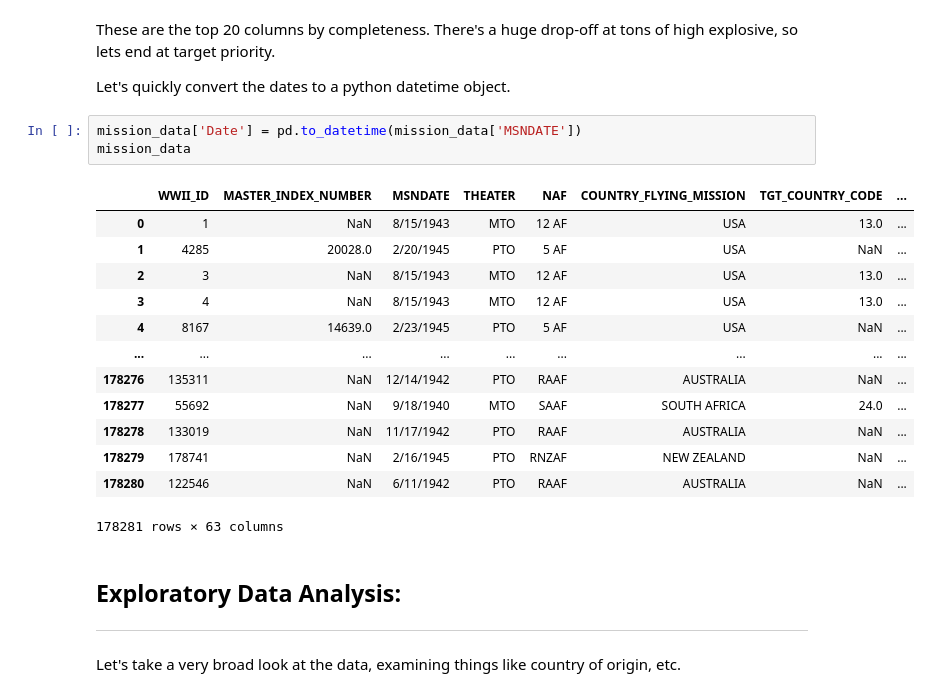
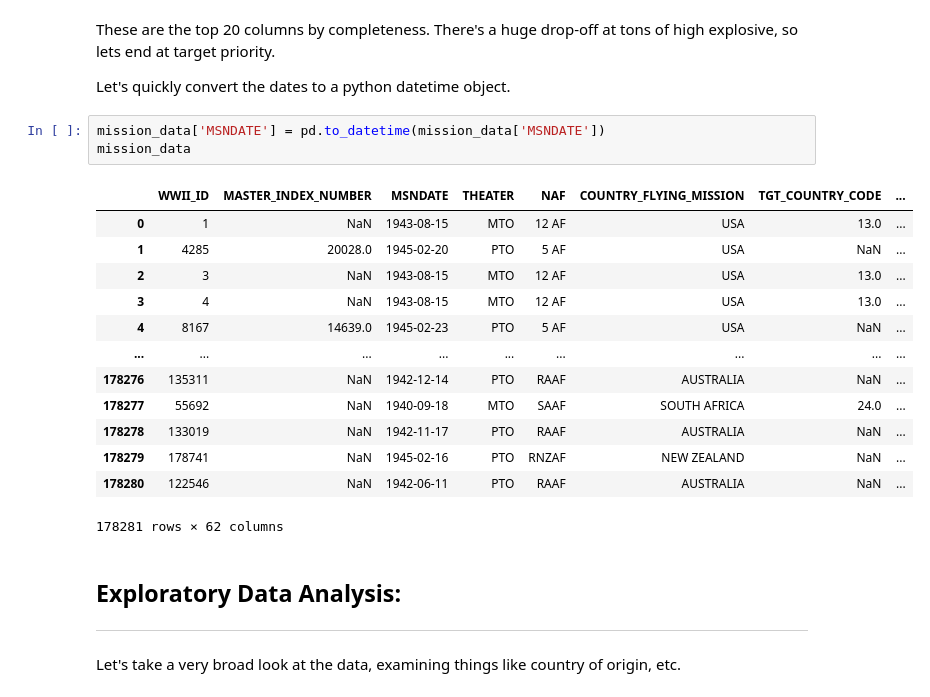
Before and after one commit to sidmurthy/ww2bombing, a Jupyter notebook: bombing_analysis.ipynb, the cells around one changed output. Saved outputs shown, nothing was run; the diff lists cells and outputs as text.

```diff
--- a/bombing_analysis.ipynb
+++ b/bombing_analysis.ipynb
@@ -104,22 +107,22 @@ These are the top 20 columns by completeness. There's a huge drop-off at tons of
 
 Let's quickly convert the dates to a python datetime object.
 # %%
-mission_data['Date'] = pd.to_datetime(mission_data['MSNDATE'])
+mission_data['MSNDATE'] = pd.to_datetime(mission_data['MSNDATE'])
 mission_data
 # %% [output]
 |  | WWII_ID | MASTER_INDEX_NUMBER | MSNDATE | THEATER | NAF | COUNTRY_FLYING_MISSION | TGT_COUNTRY_CODE | ... |
-| 0 | 1 | NaN | 8/15/1943 | MTO | 12 AF | USA | 13.0 | ... |
-| 1 | 4285 | 20028.0 | 2/20/1945 | PTO | 5 AF | USA | NaN | ... |
-| 2 | 3 | NaN | 8/15/1943 | MTO | 12 AF | USA | 13.0 | ... |
-| 3 | 4 | NaN | 8/15/1943 | MTO | 12 AF | USA | 13.0 | ... |
-| 4 | 8167 | 14639.0 | 2/23/1945 | PTO | 5 AF | USA | NaN | ... |
+| 0 | 1 | NaN | 1943-08-15 | MTO | 12 AF | USA | 13.0 | ... |
+| 1 | 4285 | 20028.0 | 1945-02-20 | PTO | 5 AF | USA | NaN | ... |
+| 2 | 3 | NaN | 1943-08-15 | MTO | 12 AF | USA | 13.0 | ... |
+| 3 | 4 | NaN | 1943-08-15 | MTO | 12 AF | USA | 13.0 | ... |
+| 4 | 8167 | 14639.0 | 1945-02-23 | PTO | 5 AF | USA | NaN | ... |
 | ... | ... | ... | ... | ... | ... | ... | ... | ... |
-| 178276 | 135311 | NaN | 12/14/1942 | PTO | RAAF | AUSTRALIA | NaN | ... |
-| 178277 | 55692 | NaN | 9/18/1940 | MTO | SAAF | SOUTH AFRICA | 24.0 | ... |
-| 178278 | 133019 | NaN | 11/17/1942 | PTO | RAAF | AUSTRALIA | NaN | ... |
-| 178279 | 178741 | NaN | 2/16/1945 | PTO | RNZAF | NEW ZEALAND | NaN | ... |
-| 178280 | 122546 | NaN | 6/11/1942 | PTO | RAAF | AUSTRALIA | NaN | ... |
+| 178276 | 135311 | NaN | 1942-12-14 | PTO | RAAF | AUSTRALIA | NaN | ... |
+| 178277 | 55692 | NaN | 1940-09-18 | MTO | SAAF | SOUTH AFRICA | 24.0 | ... |
+| 178278 | 133019 | NaN | 1942-11-17 | PTO | RAAF | AUSTRALIA | NaN | ... |
+| 178279 | 178741 | NaN | 1945-02-16 | PTO | RNZAF | NEW ZEALAND | NaN | ... |
+| 178280 | 122546 | NaN | 1942-06-11 | PTO | RAAF | AUSTRALIA | NaN | ... |
-178281 rows × 63 columns
+178281 rows × 62 columns
 # %% [markdown]
 
 ## Exploratory Data Analysis:
```
Also changed, not shown: parts of 10 cells of this notebook.
